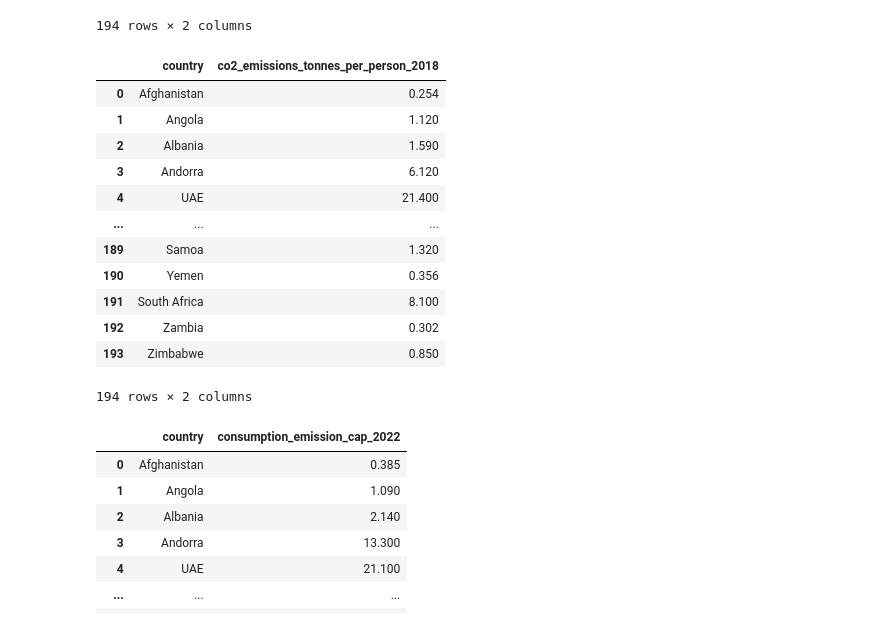
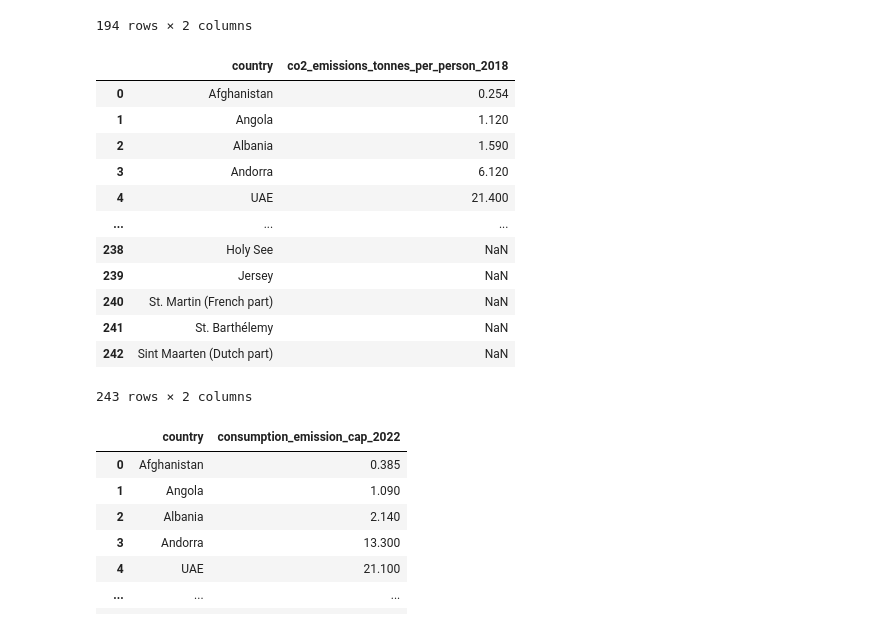
Before and after one commit to hulkosaure/Projet-AD, a Jupyter notebook: make_full_dataset.ipynb, the cells around one changed output. Saved outputs shown, nothing was run; the diff lists cells and outputs as text; code cells hidden in the pictures.

```diff
--- a/make_full_dataset.ipynb
+++ b/make_full_dataset.ipynb
@@ -5,0 +4,3 @@ full_dataset = pd.DataFrame()
+# %%
+full_dataset = pd.read_csv("region.csv")
+full_dataset
@@ -21,22 +36,22 @@ co2_emissions_tonnes_per_person
 | 193 | Zimbabwe | 0.850 |
 194 rows × 2 columns
 # %%
-full_dataset = co2_emissions_tonnes_per_person
+full_dataset = full_dataset.merge(co2_emissions_tonnes_per_person, on="country", how="outer")
 full_dataset
 # %% [output]
 |  | country | co2_emissions_tonnes_per_person_2018 |
 | 0 | Afghanistan | 0.254 |
 | 1 | Angola | 1.120 |
 | 2 | Albania | 1.590 |
 | 3 | Andorra | 6.120 |
 | 4 | UAE | 21.400 |
 | ... | ... | ... |
-| 189 | Samoa | 1.320 |
-| 190 | Yemen | 0.356 |
-| 191 | South Africa | 8.100 |
-| 192 | Zambia | 0.302 |
-| 193 | Zimbabwe | 0.850 |
+| 238 | Holy See | NaN |
+| 239 | Jersey | NaN |
+| 240 | St. Martin (French part) | NaN |
+| 241 | St. Barthélemy | NaN |
+| 242 | Sint Maarten (Dutch part) | NaN |
-194 rows × 2 columns
+243 rows × 2 columns
 # %%
 consumption_emission_cap = pd.read_csv("consumption_emission_cap.csv")[["country","2022"]].rename({"2022":"consumption_emission_cap_2022"}, axis=1)
 consumption_emission_cap
```
Also changed, not shown: parts of 17 cells of this notebook, 1 other file.
